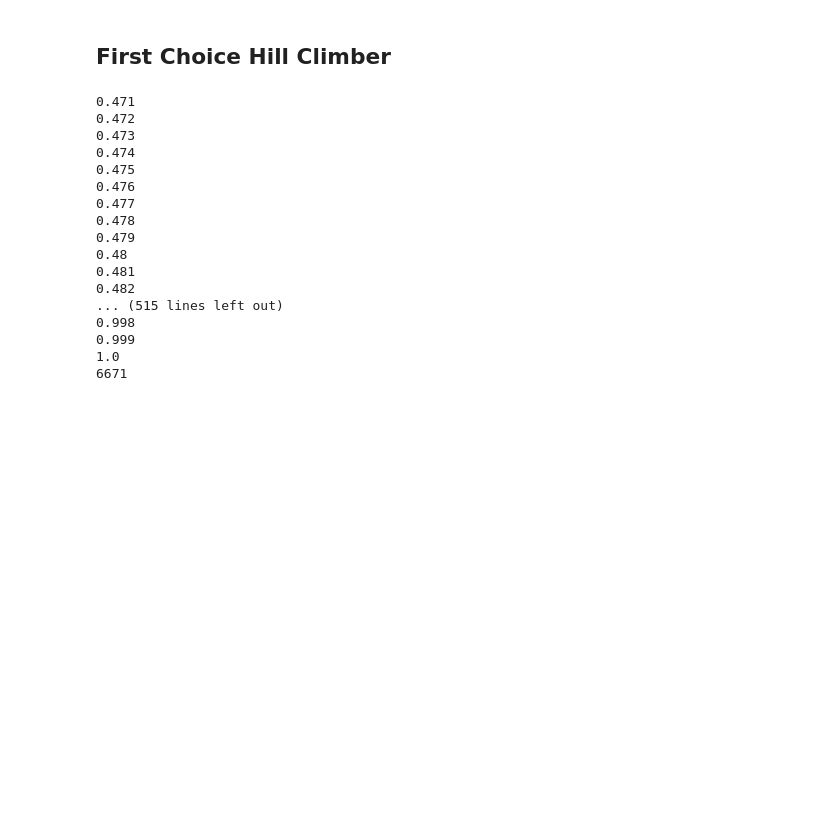
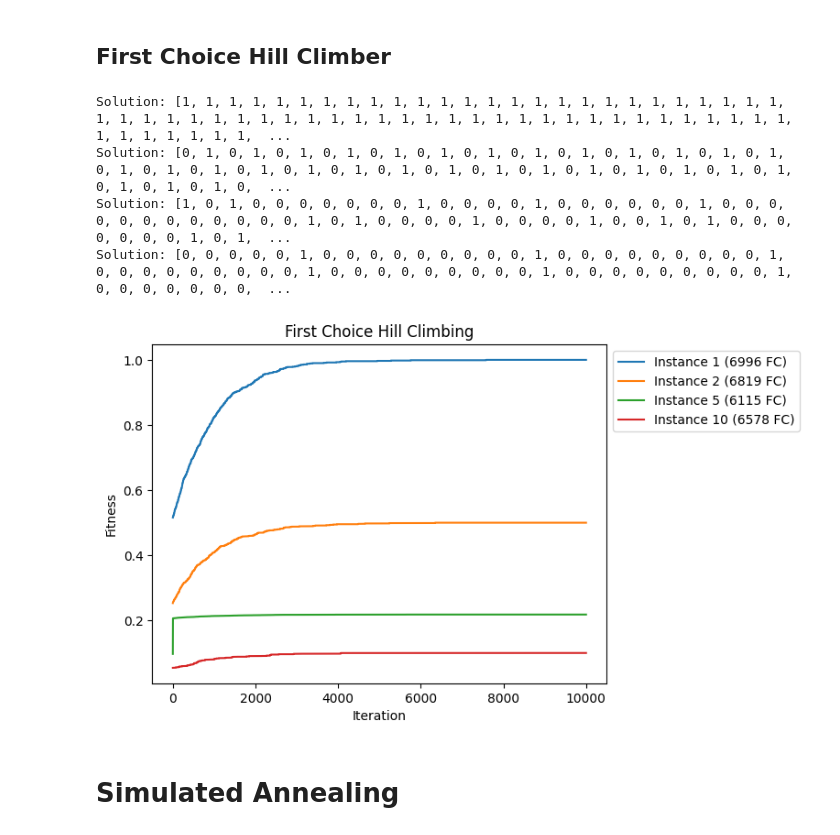
Before and after one commit to Guido-Pio-Natalizio/computational-intelligence, a Jupyter notebook: Lab 3 - Black Box Optimization/lab9.ipynb, the cells around one changed output. Cells and saved outputs as stored; diff of their text form; code cells hidden in the pictures; blank space fills up the shorter version.

```diff
--- a/Lab 3 - Black Box Optimization/lab9.ipynb
+++ b/Lab 3 - Black Box Optimization/lab9.ipynb
@@ -46,41 +46,46 @@ print(fitness.calls)
 def tweak(state):
     new_state = state.copy()
     index = randint(0, len(state)-1)
-    new_state[index] = not new_state[index]
+    new_state[index] = 1 - new_state[index]
     return new_state
-# %%
-fitness = lab9_lib.make_problem(1)
-current_state = choices([0, 1], k=1000)
 # %%
-fit = {}
+def hill_climber(fitness, tweak = tweak, start = choices([0, 1], k=1000)):
+    fit = {}
+    results = []
 
-def fitness_wrapper(state, fitness = fitness):
-    key = str(state)
-    if key not in fit.keys():
-        fit[key] = fitness(state)
-    return fit[key]
+    current_state = start
+
+    def fitness_wrapper(state):
+        key = str(state)
+        if key not in fit.keys():
+            fit[key] = fitness(state)
+        return fit[key]
+
+    for _ in range(10_000):
+        new_state = tweak(current_state)
+        if fitness_wrapper(new_state) >= fitness_wrapper(current_state):
+            current_state = new_state
+        results.append(fitness_wrapper(current_state))
+    print("Solution:", current_state)
+    return fitness.calls, results
-# %%
-for step in range(10_000):
-    new_state = tweak(current_state)
-    if fitness_wrapper(new_state) >= fitness_wrapper(current_state):
-        current_state = new_state
-        print(fitness_wrapper(current_state))
-print(fitness.calls)
-# %% [output]
-0.471
-0.472
-0.473
-0.474
-0.475
-0.476
-0.477
-0.478
-0.479
-0.48
-0.481
-0.482
-... (515 lines left out)
-0.998
-0.999
-1.0
-6671
+# %%
+def plot_hc(*args):
+    plt.title("First Choice Hill Climbing")
+    plt.xlabel("Iteration")
+    plt.ylabel("Fitness")
+    for arg in args:
+        results = arg[0][1]
+        fc = str(arg[0][0])
+        plt.plot(range(len(results)), results, label = "Instance "+str(arg[1]) +" ("+fc+" FC)")
+    plt.legend(loc='upper left', bbox_to_anchor=(1, 1))
+    plt.show()
+# %%
+plot_hc((hill_climber(lab9_lib.make_problem(1)), 1), (hill_climber(lab9_lib.make_problem(2)), 2), (hill_climber(lab9_lib.make_problem(5)), 5), (hill_climber(lab9_lib.make_problem(10)), 10))
+# %% [output]
+Solution: [1, 1, 1, 1, 1, 1, 1, 1, 1, 1, 1, 1, 1, 1, 1, 1, 1, 1, 1, 1, 1, 1, 1, 1, 1, 1, 1, 1, 1, 1, 1, 1, 1, 1, 1, 1, 1, 1, 1, 1, 1, 1, 1, 1, 1, 1, 1, 1, 1, 1, 1, 1, 1, 1, 1, 1, 1, 1, 1, 1, 1, 1, 1,  ...
+Solution: [0, 1, 0, 1, 0, 1, 0, 1, 0, 1, 0, 1, 0, 1, 0, 1, 0, 1, 0, 1, 0, 1, 0, 1, 0, 1, 0, 1, 0, 1, 0, 1, 0, 1, 0, 1, 0, 1, 0, 1, 0, 1, 0, 1, 0, 1, 0, 1, 0, 1, 0, 1, 0, 1, 0, 1, 0, 1, 0, 1, 0, 1, 0,  ...
+Solution: [1, 0, 1, 0, 0, 0, 0, 0, 0, 0, 1, 0, 0, 0, 0, 1, 0, 0, 0, 0, 0, 0, 1, 0, 0, 0, 0, 0, 0, 0, 0, 0, 0, 0, 0, 1, 0, 1, 0, 0, 0, 0, 1, 0, 0, 0, 0, 1, 0, 0, 1, 0, 1, 0, 0, 0, 0, 0, 0, 0, 1, 0, 1,  ...
+Solution: [0, 0, 0, 0, 0, 1, 0, 0, 0, 0, 0, 0, 0, 0, 0, 1, 0, 0, 0, 0, 0, 0, 0, 0, 0, 1, 0, 0, 0, 0, 0, 0, 0, 0, 0, 1, 0, 0, 0, 0, 0, 0, 0, 0, 0, 1, 0, 0, 0, 0, 0, 0, 0, 0, 0, 1, 0, 0, 0, 0, 0, 0, 0,  ...
+[figure, added]
+# %% [markdown]
+# Simulated Annealing
```
Also changed, not shown: parts of 16 cells of this notebook.
